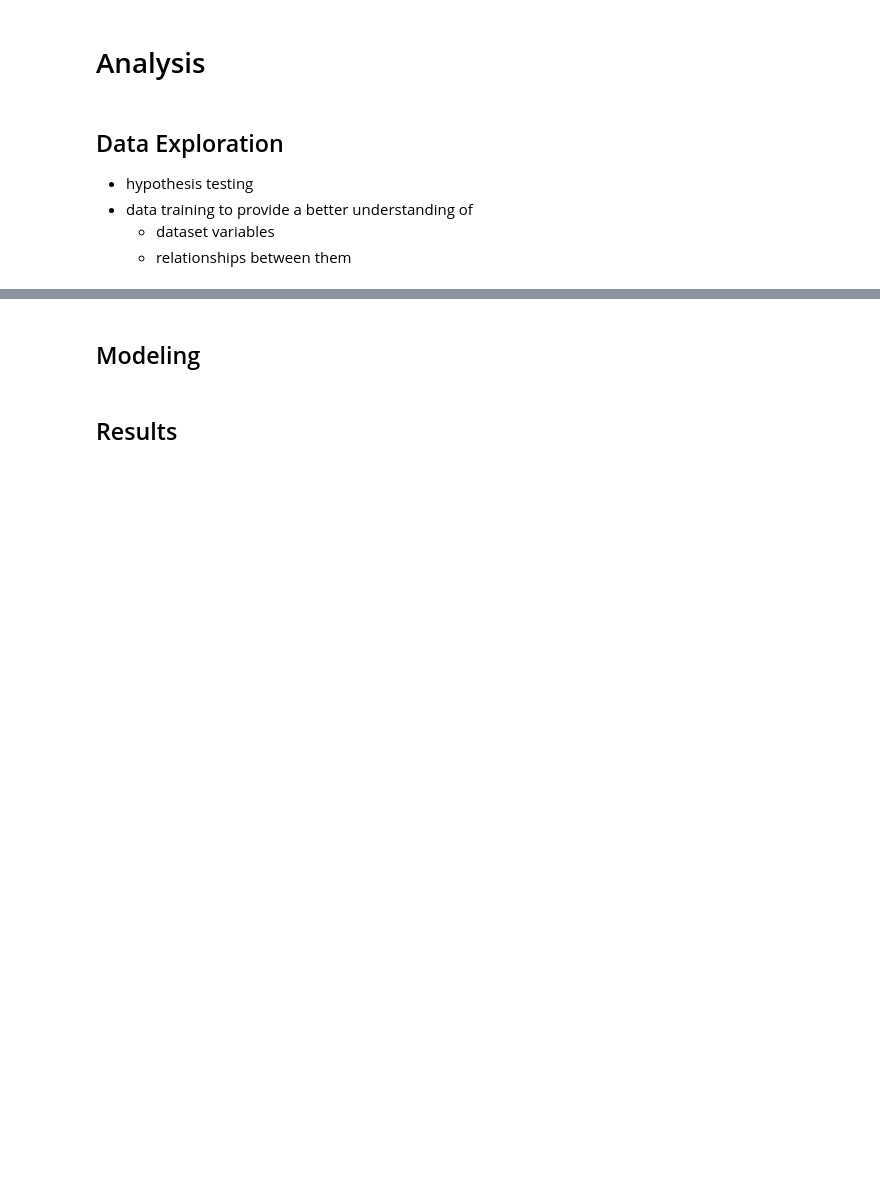
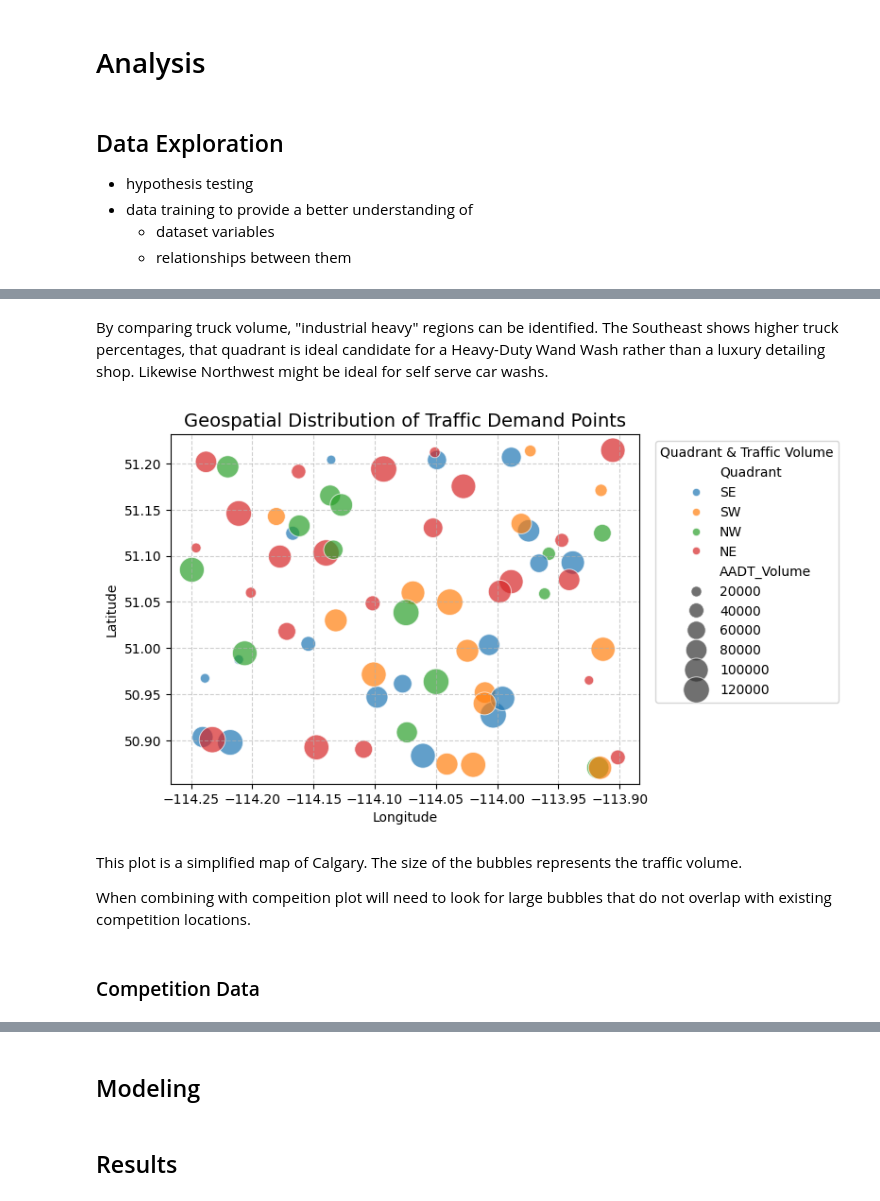
Before and after one commit to ctatlah/ai-carwash, a Jupyter notebook: carwash.ipynb, the cells around one changed output, grey strips where cells are left out. Drawn from its saved outputs; the diff is of its cells as text; code cells hidden in the pictures; blank space fills up the shorter version.

```diff
--- a/carwash.ipynb
+++ b/carwash.ipynb
@@ -50,0 +202,20 @@ The output should be an understanding of where in Calgary represent high-potenti
+# %% [markdown]
+By comparing truck volume, "industrial heavy" regions can be identified. The Southeast shows higher truck percentages, that quadrant is ideal candidate for a Heavy-Duty Wand Wash rather than a luxury detailing shop. Likewise Northwest might be ideal for self serve car washs.
+# %%
+# Geospatial Visualization: Scatter Plot of Latitude/Longitude
+#
+
+sns.scatterplot(data=demand_df, x='Longitude', y='Latitude', hue='Quadrant', size='AADT_Volume', sizes=(50, 400), alpha=0.7)
+plt.title('Geospatial Distribution of Traffic Demand Points', fontsize=14)
+plt.grid(True, linestyle='--', alpha=0.6)
+plt.legend(bbox_to_anchor=(1.02, 1), loc='upper left', title='Quadrant & Traffic Volume')
+plt.show()
+plt.close()
+# %% [output]
+[figure, added]
+# %% [markdown]
+This plot is a simplified map of Calgary. The size of the bubbles represents the traffic volume.
+
+When combining with compeition plot will need to look for large bubbles that do not overlap with existing competition locations.
+# %% [markdown]
+### Competition Data
```
Also changed, not shown: parts of 28 cells of this notebook, 4 other files.
